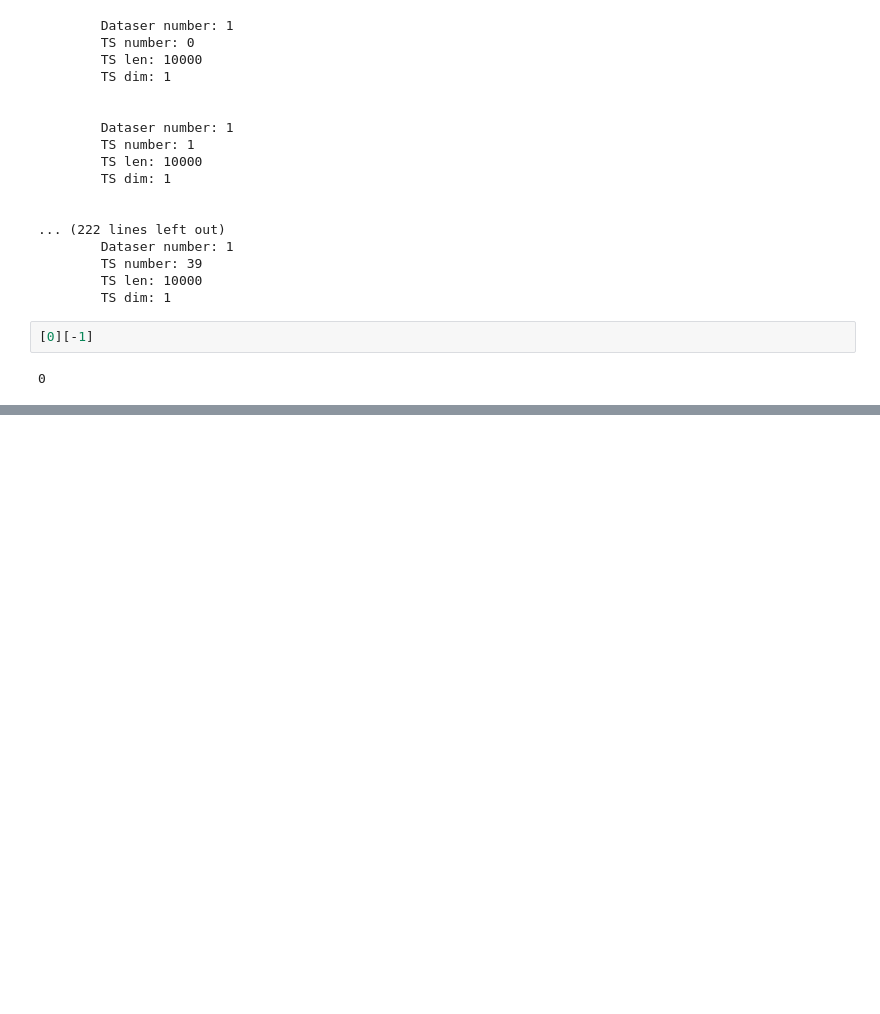
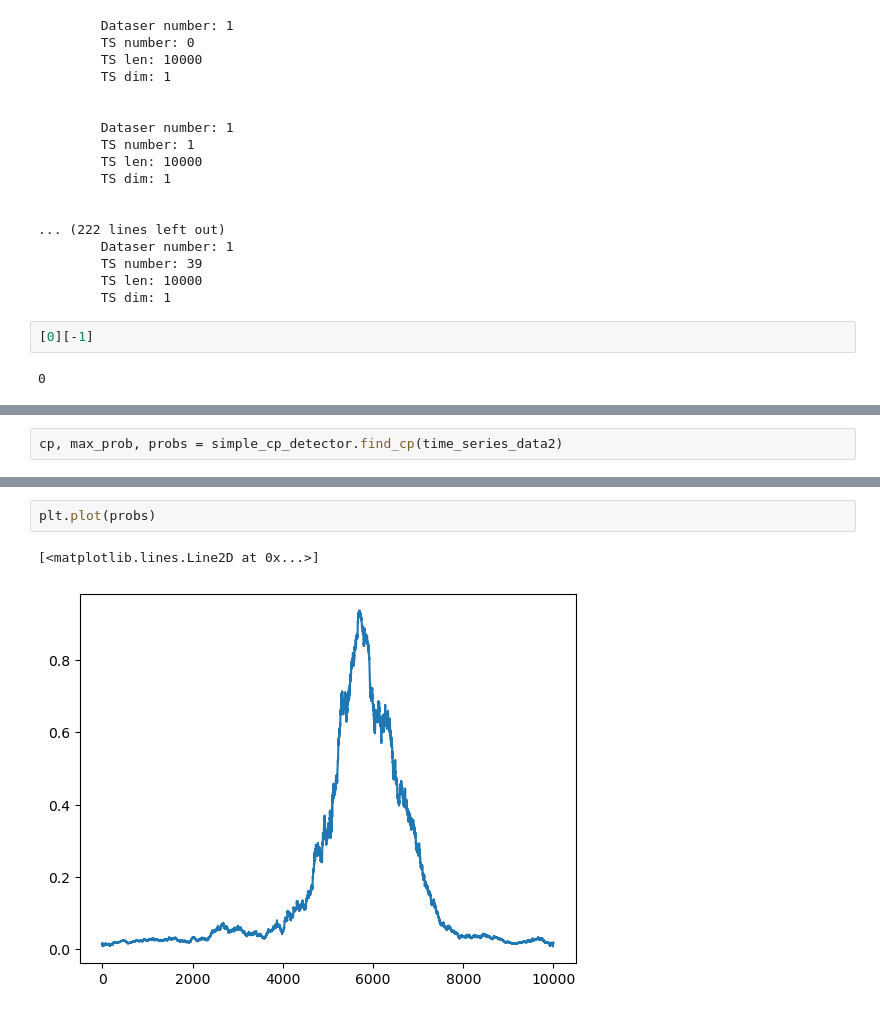
Before and after one commit to adenshulga/Bayes2sem, a Jupyter notebook: main.ipynb, the cells around one changed output, grey strips where cells are left out. Drawn from its saved outputs; the diff is of its cells as text; blank space fills up the shorter version.

```diff
--- a/main.ipynb
+++ b/main.ipynb
@@ -228,0 +303,2 @@ time_series_data.plot()
+# %%
+cp, max_prob, probs = simple_cp_detector.find_cp(time_series_data2)
@@ -228,0 +313,5 @@ time_series_data.plot()
+# %%
+plt.plot(probs)
+# %% [output]
+[<matplotlib.lines.Line2D at 0x...>]
+[figure, added]
```
Also changed, not shown: parts of 17 cells of this notebook, 2 other files.
